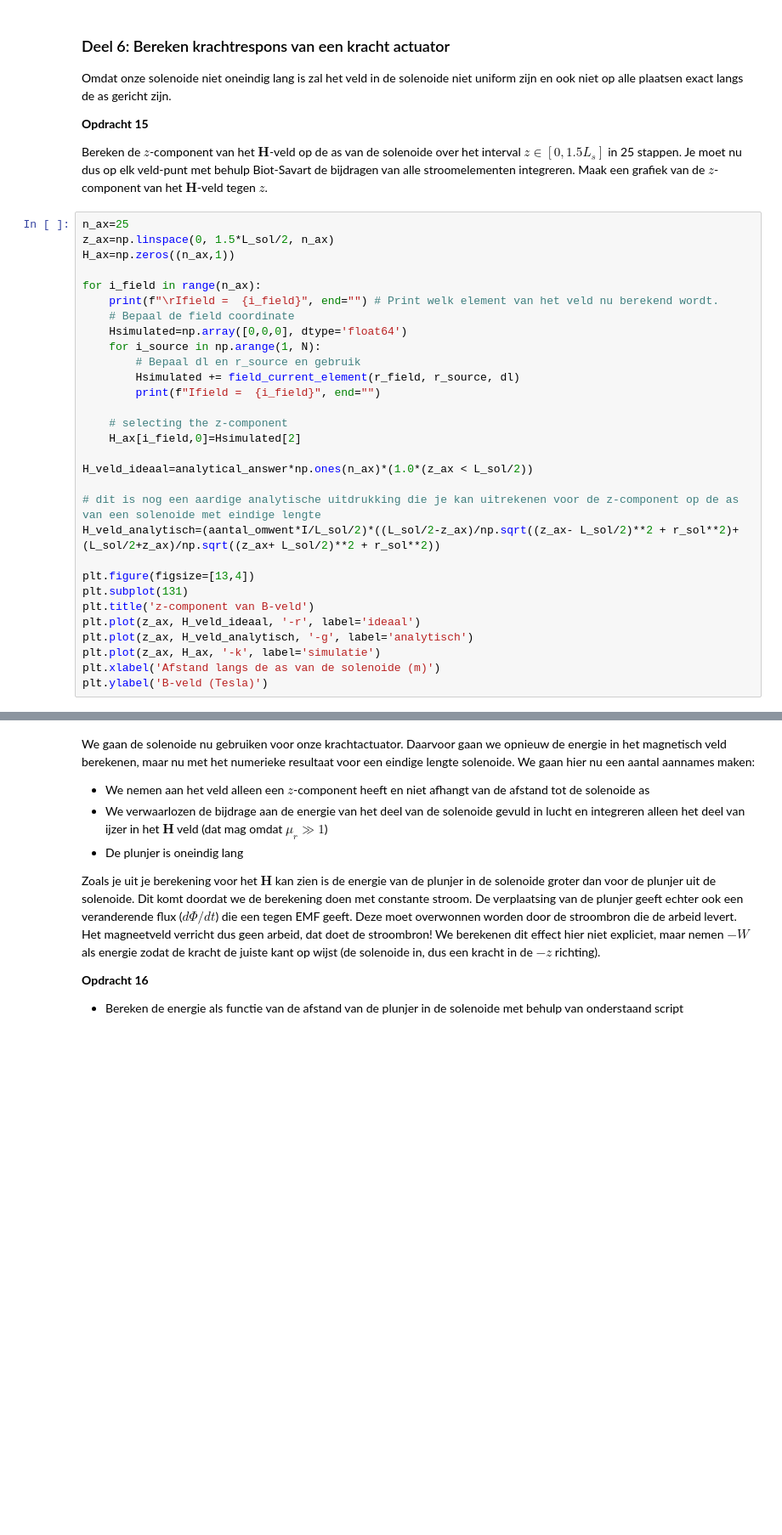
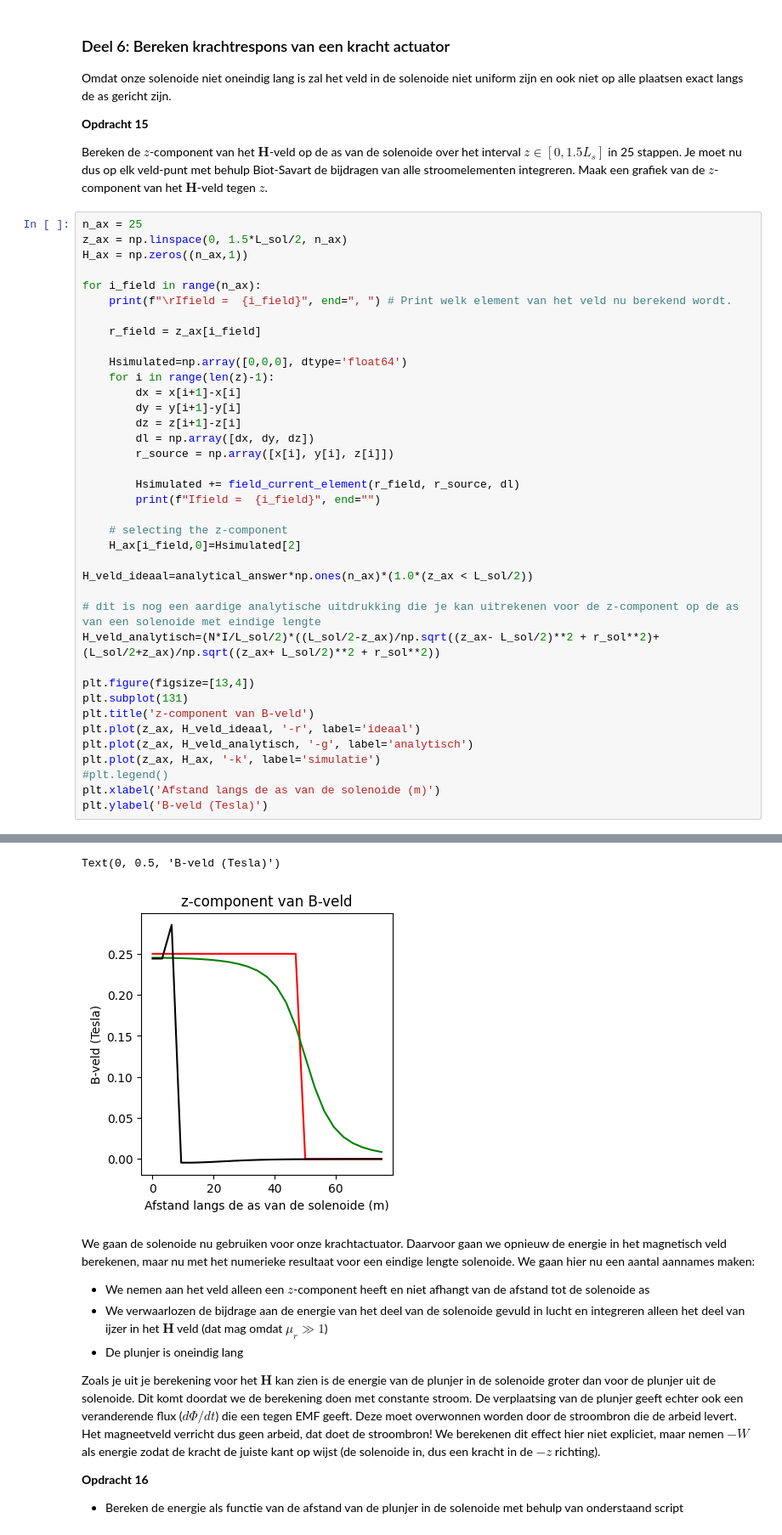
Before and after one commit to DRoelse/Daniel-Def-D, a Jupyter notebook: DigitaleOntwerpopdrachten/1CondensatorOpdracht/2KrachtactuatorOpdracht/KrachtactuatorOpdracht.ipynb, the cells around one changed output, grey strips where cells are left out. Shown at 85% size. Cells and saved outputs as stored; diff of their text form; blank space fills up the shorter version.

```diff
--- a/DigitaleOntwerpopdrachten/1CondensatorOpdracht/2KrachtactuatorOpdracht/KrachtactuatorOpdracht.ipynb
+++ b/DigitaleOntwerpopdrachten/1CondensatorOpdracht/2KrachtactuatorOpdracht/KrachtactuatorOpdracht.ipynb
@@ -390,16 +368,23 @@ Omdat onze solenoide niet oneindig lang is zal het veld in de solenoide niet uni
 
 Bereken de $z$-component van het $\mathbf{H}$-veld op de as van de solenoide over het interval $z \in [0, 1.5L_s]$ in 25 stappen. Je moet nu dus op elk veld-punt met behulp Biot-Savart de bijdragen van alle stroomelementen integreren. Maak een grafiek van de $z$-component van het $\mathbf{H}$-veld tegen $z$.
 # %%
-n_ax=25
-z_ax=np.linspace(0, 1.5*L_sol/2, n_ax)
-H_ax=np.zeros((n_ax,1))
+n_ax = 25
+z_ax = np.linspace(0, 1.5*L_sol/2, n_ax)
+H_ax = np.zeros((n_ax,1))
 
 for i_field in range(n_ax):
-    print(f"\rIfield =  {i_field}", end="") # Print welk element van het veld nu berekend wordt.
-    # Bepaal de field coordinate
+    print(f"\rIfield =  {i_field}", end=", ") # Print welk element van het veld nu berekend wordt.
+
+    r_field = z_ax[i_field]
+
     Hsimulated=np.array([0,0,0], dtype='float64')
-    for i_source in np.arange(1, N):
-        # Bepaal dl en r_source en gebruik
+    for i in range(len(z)-1):
+        dx = x[i+1]-x[i]
+        dy = y[i+1]-y[i]
+        dz = z[i+1]-z[i]
+        dl = np.array([dx, dy, dz])
+        r_source = np.array([x[i], y[i], z[i]])
+
         Hsimulated += field_current_element(r_field, r_source, dl)
         print(f"Ifield =  {i_field}", end="")
 
@@ -409,7 +394,7 @@ for i_field in range(n_ax):
 H_veld_ideaal=analytical_answer*np.ones(n_ax)*(1.0*(z_ax < L_sol/2))
 
 # dit is nog een aardige analytische uitdrukking die je kan uitrekenen voor de z-component op de as van een solenoide met eindige lengte
-H_veld_analytisch=(aantal_omwent*I/L_sol/2)*((L_sol/2-z_ax)/np.sqrt((z_ax- L_sol/2)**2 + r_sol**2)+(L_sol/2+z_ax)/np.sqrt((z_ax+ L_sol/2)**2 + r_sol**2))
+H_veld_analytisch=(N*I/L_sol/2)*((L_sol/2-z_ax)/np.sqrt((z_ax- L_sol/2)**2 + r_sol**2)+(L_sol/2+z_ax)/np.sqrt((z_ax+ L_sol/2)**2 + r_sol**2))
 
 plt.figure(figsize=[13,4])
 plt.subplot(131)
@@ -417,5 +402,7 @@ plt.title('z-component van B-veld')
 plt.plot(z_ax, H_veld_ideaal, '-r', label='ideaal')
 plt.plot(z_ax, H_veld_analytisch, '-g', label='analytisch')
 plt.plot(z_ax, H_ax, '-k', label='simulatie')
+#plt.legend()
 plt.xlabel('Afstand langs de as van de solenoide (m)')
 plt.ylabel('B-veld (Tesla)')
+# %% [output]
@@ -422,3 +410,5 @@ plt.ylabel('B-veld (Tesla)')
+Text(0, 0.5, 'B-veld (Tesla)')
+[figure, added]
 # %% [markdown]
 We gaan de solenoide nu gebruiken voor onze krachtactuator. Daarvoor gaan we opnieuw de energie in het magnetisch veld berekenen, maar nu met het numerieke resultaat voor een eindige lengte solenoide. We gaan hier nu een aantal aannames maken:
 * We nemen aan het veld alleen een $z$-component heeft en niet afhangt van de afstand tot de solenoide as
```
Also changed, not shown: parts of 9 cells of this notebook.
